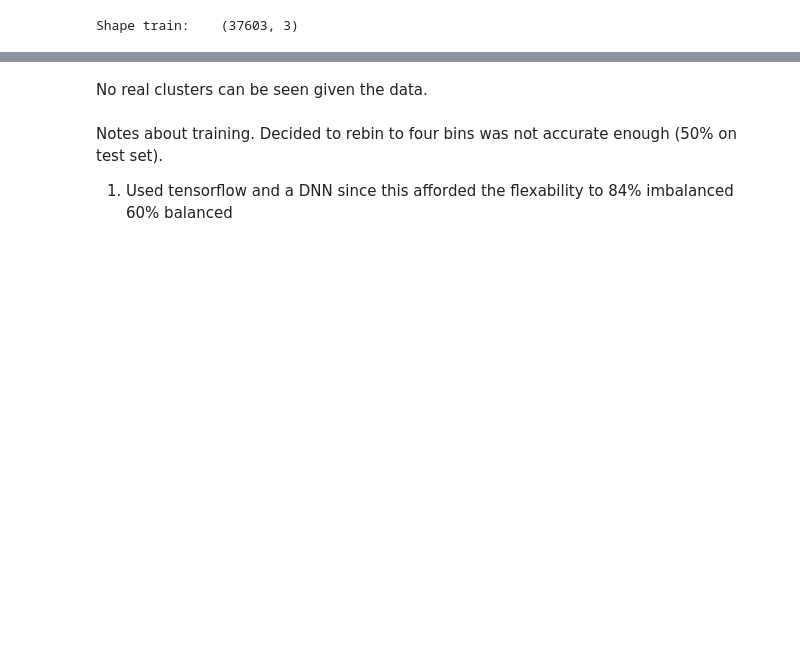
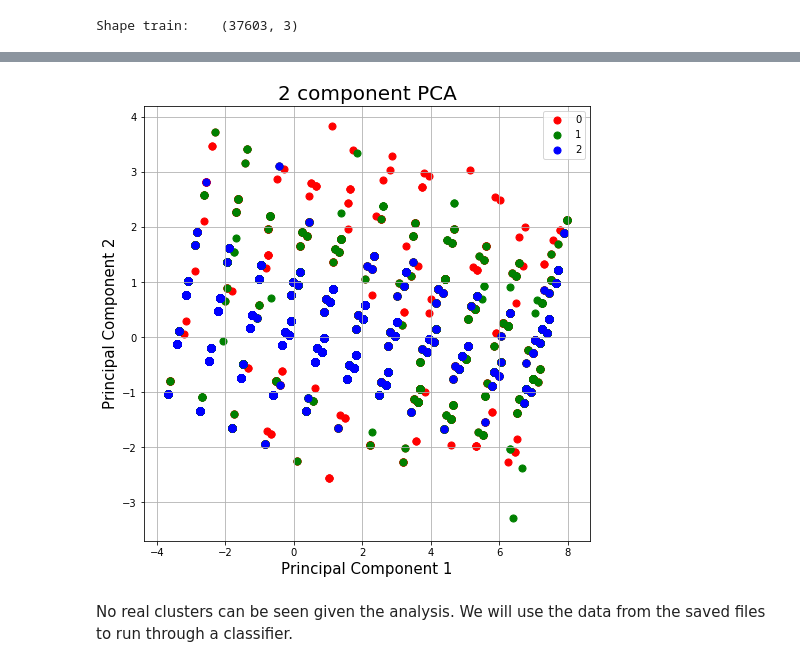
Before and after one commit to sigamani/survey, a Jupyter notebook: section1.ipynb, the cells around one changed output, grey strips where cells are left out. Drawn from its saved outputs; the diff is of its cells as text; code cells hidden in the pictures; blank space fills up the shorter version.

```diff
--- a/section1.ipynb
+++ b/section1.ipynb
@@ -316,24 +348,20 @@ finalDf.sample(3)
 # %%
 fig = plt.figure(figsize = (8,8))
 ax = fig.add_subplot(1,1,1)
 ax.set_xlabel('Principal Component 1', fontsize = 15)
 ax.set_ylabel('Principal Component 2', fontsize = 15)
 ax.set_title('2 component PCA', fontsize = 20)
-targets = [0, 1, 2, 3, 5, 6, 7, 8, 9, 10]
-colors = ['r', 'g', 'b', 'm', 'y', 'k', 'darkorange', 'gray', 'lightcoral', 'rosybrown', 'navy']
+targets = [0, 1, 2, 3]
+colors = ['r', 'g', 'b']
 for target, color in zip(targets,colors):
     indicesToKeep = finalDf['YearsCodingProf'] == target
     ax.scatter(finalDf.loc[indicesToKeep, 'principal component 1']
                , finalDf.loc[indicesToKeep, 'principal component 2']
                , c = color
                , s = 50)
 ax.legend(targets)
 ax.grid()
+# %% [output]
+[figure, added]
 # %% [markdown]
-No real clusters can be seen given the data.
+No real clusters can be seen given the analysis. We will use the data from the saved files to run through a classifier.
-# %% [markdown]
-Notes about training. Decided to rebin to four bins was not accurate enough (50% on test set).
-
-1) Used tensorflow and a DNN since this afforded the flexability to
-84% imbalanced
-60% balanced
```
Also changed, not shown: parts of 24 cells of this notebook, 1 other file.
